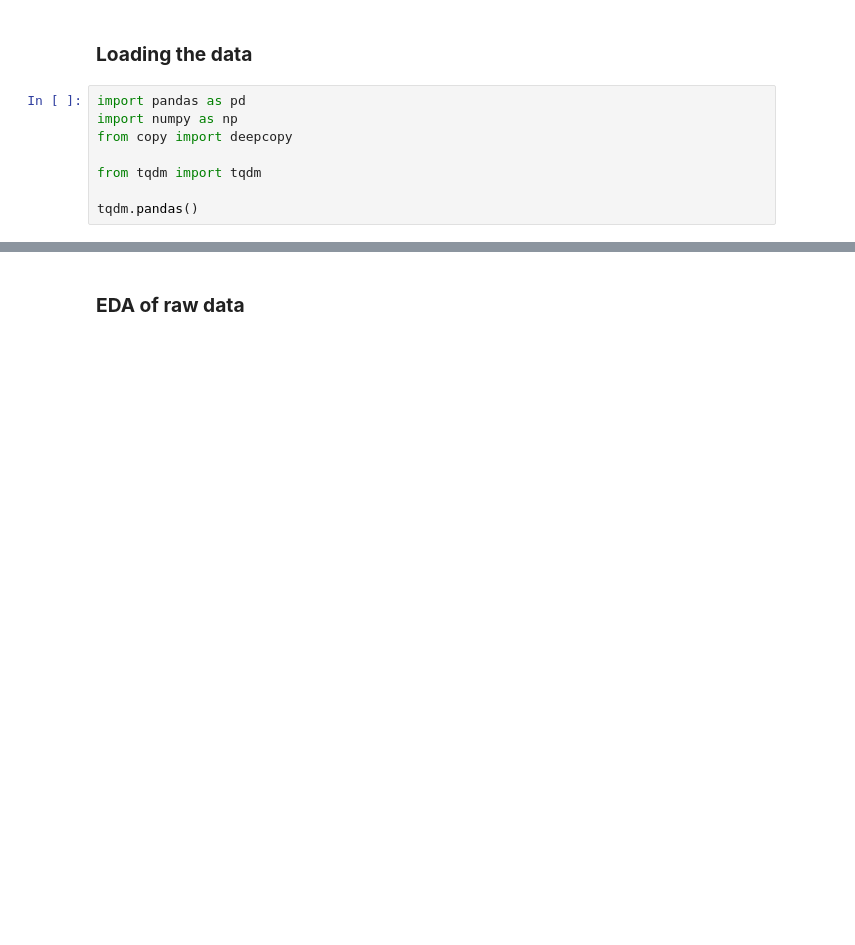
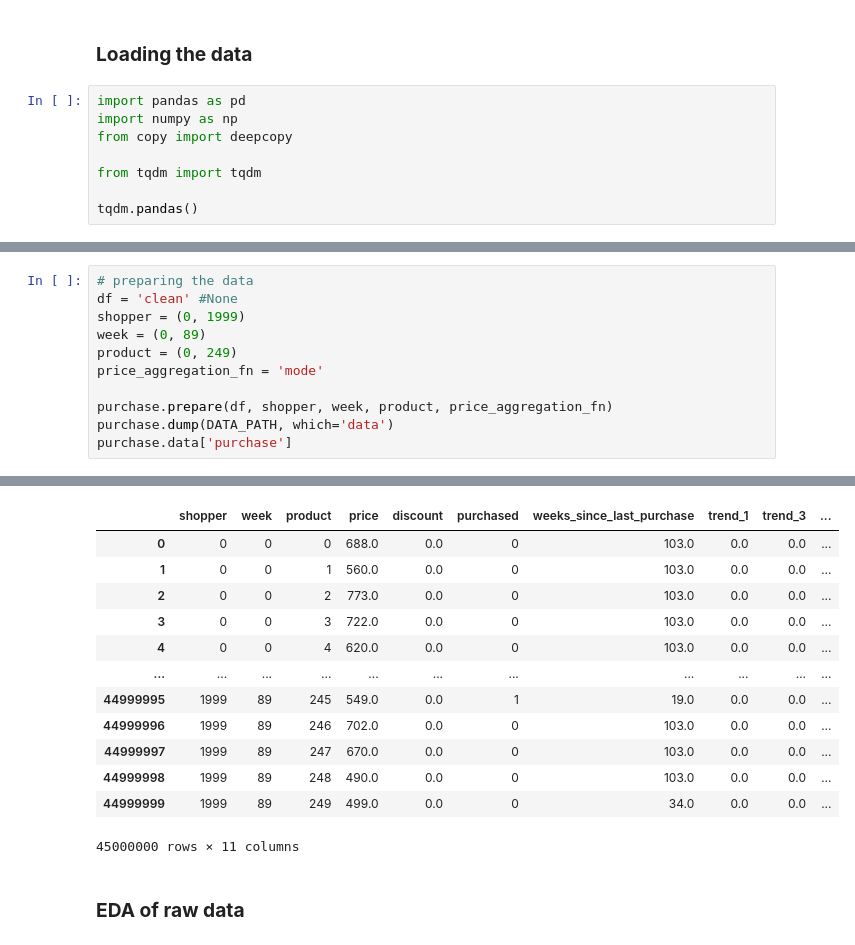
Before and after one commit to leonhagel/mlim-g2, a Jupyter notebook: code/20210214_purchase-probabilities_lha.ipynb, the cells around one changed output, grey strips where cells are left out. Drawn from its saved outputs; the diff is of its cells as text; blank space fills up the shorter version.

```diff
--- a/code/20210214_purchase-probabilities_lha.ipynb
+++ b/code/20210214_purchase-probabilities_lha.ipynb
@@ -124,0 +295,12 @@ purchase.data['merged'] = purchase.reduce_data_size(purchase.data['merged'])
+# %%
+# preparing the data
+df = 'clean' #None
+shopper = (0, 1999)
+week = (0, 89)
+product = (0, 249)
+price_aggregation_fn = 'mode'
+
+purchase.prepare(df, shopper, week, product, price_aggregation_fn)
+purchase.dump(DATA_PATH, which='data')
+purchase.data['purchase']
+# %% [output]
@@ -125,3 +312,16 @@ purchase.data['merged'] = purchase.reduce_data_size(purchase.data['merged'])
+|  | shopper | week | product | price | discount | purchased | weeks_since_last_purchase | trend_1 | trend_3 | ... |
+| 0 | 0 | 0 | 0 | 688.0 | 0.0 | 0 | 103.0 | 0.0 | 0.0 | ... |
+| 1 | 0 | 0 | 1 | 560.0 | 0.0 | 0 | 103.0 | 0.0 | 0.0 | ... |
+| 2 | 0 | 0 | 2 | 773.0 | 0.0 | 0 | 103.0 | 0.0 | 0.0 | ... |
+| 3 | 0 | 0 | 3 | 722.0 | 0.0 | 0 | 103.0 | 0.0 | 0.0 | ... |
+| 4 | 0 | 0 | 4 | 620.0 | 0.0 | 0 | 103.0 | 0.0 | 0.0 | ... |
+| ... | ... | ... | ... | ... | ... | ... | ... | ... | ... | ... |
+| 44999995 | 1999 | 89 | 245 | 549.0 | 0.0 | 1 | 19.0 | 0.0 | 0.0 | ... |
+| 44999996 | 1999 | 89 | 246 | 702.0 | 0.0 | 0 | 103.0 | 0.0 | 0.0 | ... |
+| 44999997 | 1999 | 89 | 247 | 670.0 | 0.0 | 0 | 103.0 | 0.0 | 0.0 | ... |
+| 44999998 | 1999 | 89 | 248 | 490.0 | 0.0 | 0 | 103.0 | 0.0 | 0.0 | ... |
+| 44999999 | 1999 | 89 | 249 | 499.0 | 0.0 | 0 | 34.0 | 0.0 | 0.0 | ... |
+45000000 rows × 11 columns
 # %% [markdown]
 ### **EDA of raw data**
 # %%
```
Also changed, not shown: parts of 57 cells of this notebook, 3 other files.
